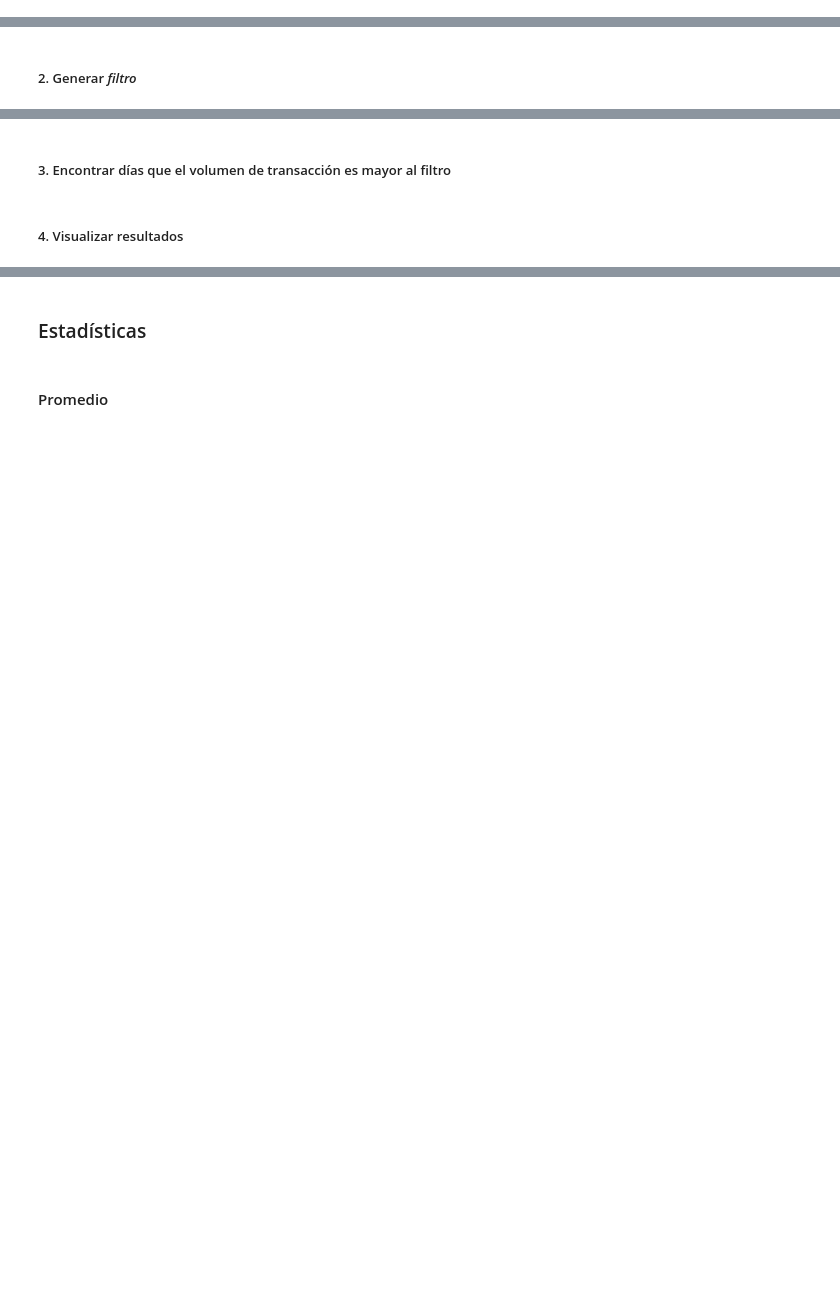
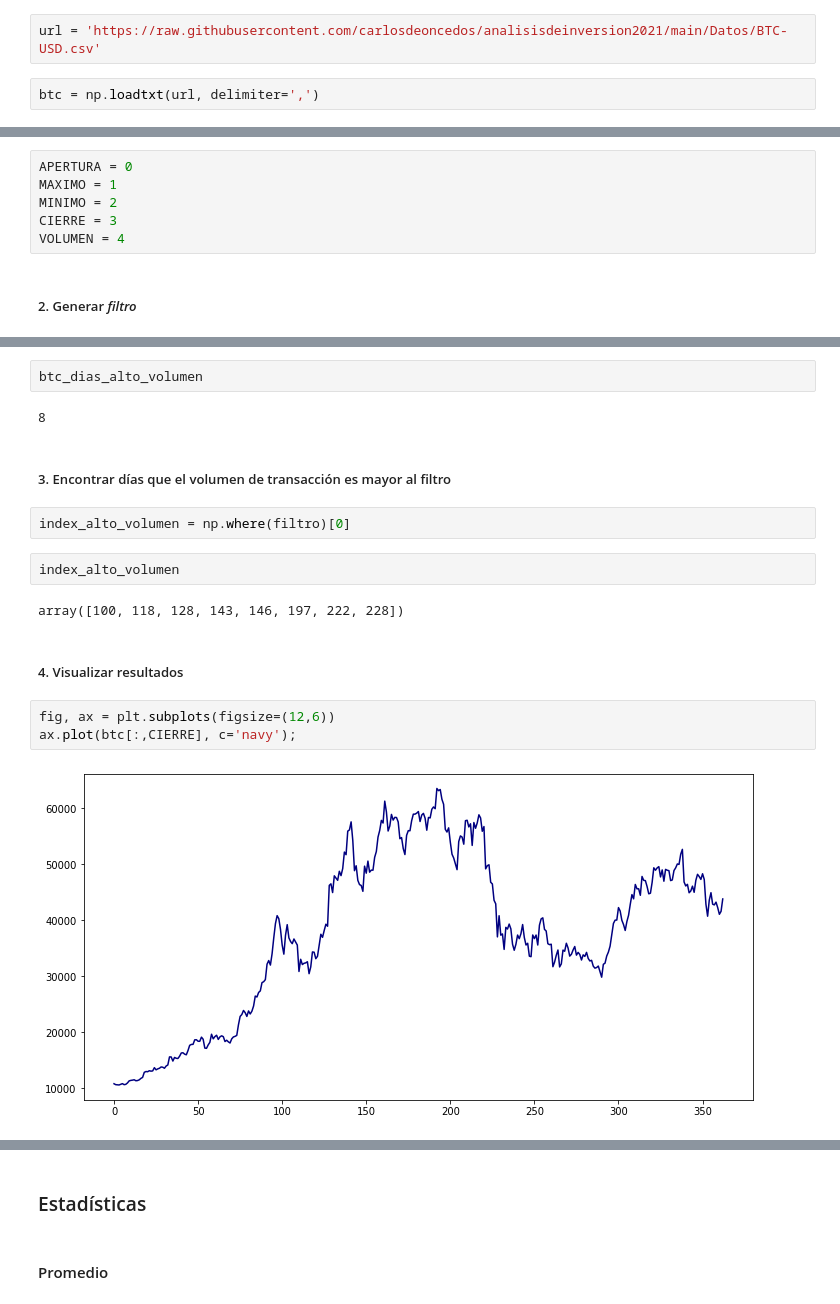
Before and after one commit to carlosdeoncedos/analisisdeinversion2021, a Jupyter notebook: Codigo/20211005Clase5.ipynb, the cells around one changed output, grey strips where cells are left out. Cells and saved outputs as stored; diff of their text form; blank space fills up the shorter version.

```diff
--- a/Codigo/20211005Clase5.ipynb
+++ b/Codigo/20211005Clase5.ipynb
@@ -158,3 +560,7 @@ Pregunta:  _Entre mayor volumen de transacción diaria es un indicativo de que e
 1. Visualizar resultados.
 # %% [markdown]
 ##### 1. Cargar precios BTC/USD
+# %%
+url = 'https://raw.githubusercontent.com/carlosdeoncedos/analisisdeinversion2021/main/Datos/BTC-USD.csv'
+# %%
+btc = np.loadtxt(url, delimiter=',')
@@ -161,2 +583,8 @@ Pregunta:  _Entre mayor volumen de transacción diaria es un indicativo de que e
+# %%
+APERTURA = 0
+MAXIMO = 1
+MINIMO = 2
+CIERRE = 3
+VOLUMEN = 4
 # %% [markdown]
 ##### 2. Generar _filtro_
@@ -163,4 +629,19 @@ Pregunta:  _Entre mayor volumen de transacción diaria es un indicativo de que e
+# %%
+btc_dias_alto_volumen
+# %% [output]
+8
 # %% [markdown]
 ##### 3. Encontrar días que el volumen de transacción es mayor al filtro
+# %%
+index_alto_volumen = np.where(filtro)[0]
+# %%
+index_alto_volumen
+# %% [output]
+array([100, 118, 128, 143, 146, 197, 222, 228])
 # %% [markdown]
 ##### 4. Visualizar resultados
+# %%
+fig, ax = plt.subplots(figsize=(12,6))
+ax.plot(btc[:,CIERRE], c='navy');
+# %% [output]
+[figure, added]
```
Also changed, not shown: parts of 116 cells of this notebook.
